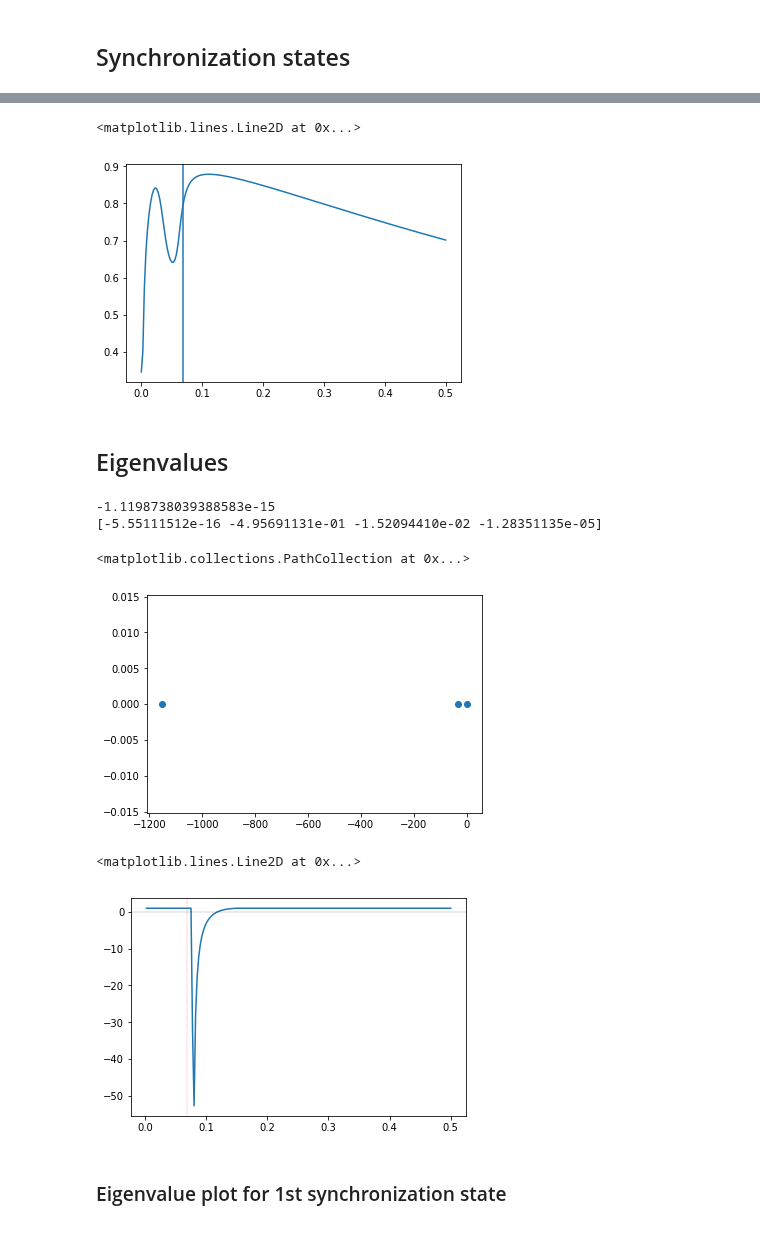
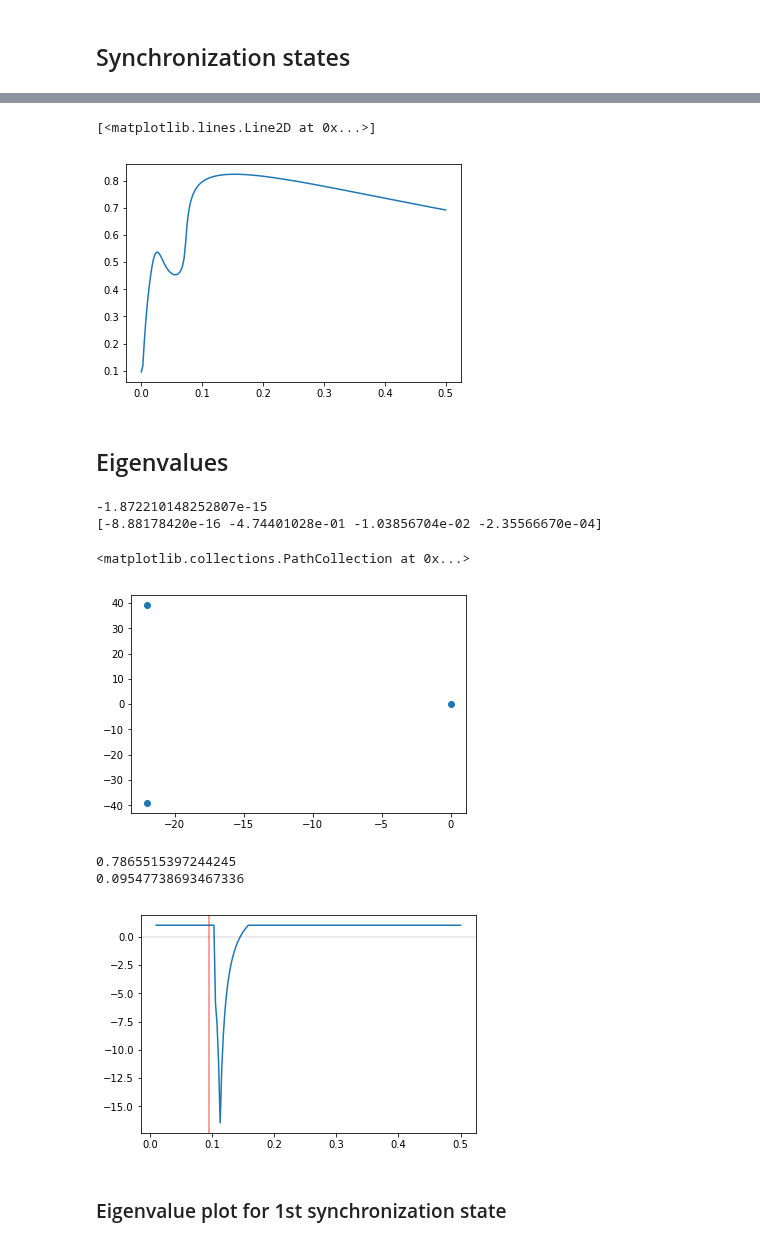
Before and after one commit to parkseo7/KuramotoPlasticDelay, a Jupyter notebook: figND_analysis.ipynb, the cells around one changed output, grey strips where cells are left out. Cells and saved outputs as stored; diff of their text form; code cells hidden in the pictures.

```diff
--- a/figND_analysis.ipynb
+++ b/figND_analysis.ipynb
@@ -38,7 +38,7 @@ from IPython.display import clear_output
 g = 1.5
 omega0 = w0 = 1.0
 gain = 50
-tau0 = 0.1
+tau0 = 0.5
 
 # Parameter dictionary
 param = {'g': g,
@@ -139,14 +139,14 @@ Omega_roots = Omega_roots[1:]
 fig, ax = plt.subplots(1,1)
 
 ax.plot(delta_arr, Omega_roots)
-ax.axvline(x=0.06907494896397551)
+# ax.axvline(x=0.06907494896397551)
 # %% [output]
-<matplotlib.lines.Line2D at 0x...>
+[<matplotlib.lines.Line2D at 0x...>]
-[figure, old version]
+[figure, new version]
 # %% [markdown]
 ## Eigenvalues
 # %%
-# Choose a point:
+# Choose a point (perhaps test in a radius around theoretical stable points?)
 delta20 = 0.07407992824648583**2
 Omega0 = 0.7548675374459954
 
@@ -176,40 +176,53 @@ fig, ax = plt.subplots(1,1)
 
 ax.scatter(np.real(Omega0_eig_roots), np.imag(Omega0_eig_roots))
 # %% [output]
--1.1198738039388583e-15
-[-5.55111512e-16 -4.95691131e-01 -1.52094410e-02 -1.28351135e-05]
+-1.872210148252807e-15
+[-8.88178420e-16 -4.74401028e-01 -1.03856704e-02 -2.35566670e-04]
 <matplotlib.collections.PathCollection at 0x...>
-[figure, old version]
+[figure, new version]
 # %%
 delta_arr = delta_arr[1:]
 Omega_roots = Omega_roots[1:]
+
+# Find delta closest to Omega:
+Omega0 = 0.8
+delta0 = 0.06907992824648583
+
+ind0 = np.argmin(np.abs(Omega_roots - Omega0)**2 + np.abs(delta_arr - delta0)**2)
+
+Omega1 = Omega_roots[ind0]
+delta1 = delta_arr[ind0]
 
 real_max = np.zeros(delta_arr.size)
 
 for k in range(delta_arr.size):
     delta2 = delta_arr[k]**2
     Omega = Omega_roots[ind]
 
     eig_terms = eigenlib.eig_infty_terms(deg, Omega, delta2, param, R=1, L=pi, steps=steps)
     coeffs = eig_terms[0]
     coeffs[1] += -1
     coeffs[0] += -eig_terms[2]
 
     # Filter out any roots close to 0
     eig_roots = np.roots(np.flip(coeffs,0))
     eig_roots = eig_roots[np.abs(eig_roots) > 1e-14]
 
     max_real = np.max(np.real(eig_roots))
     real_max[k] = np.min((max_real,1))
 
 fig, ax = plt.subplots(1,1)
 
 ax.plot(delta_arr, real_max)
-ax.axvline(x=0.06907494896397551, color='red', alpha=0.1)
+ax.axvline(x=delta1, color='red', alpha=0.5)
 ax.axhline(y=0, color='black', alpha=0.1)
+
+print(Omega1)
+print(delta1)
 # %% [output]
-<matplotlib.lines.Line2D at 0x...>
+0.7865515397244245
+0.09547738693467336
-[figure, old version]
+[figure, new version]
 # %% [markdown]
 ### Eigenvalue plot for 1st synchronization state
 # %%
```
Also changed, not shown: parts of 3 cells of this notebook, 4 other files.
